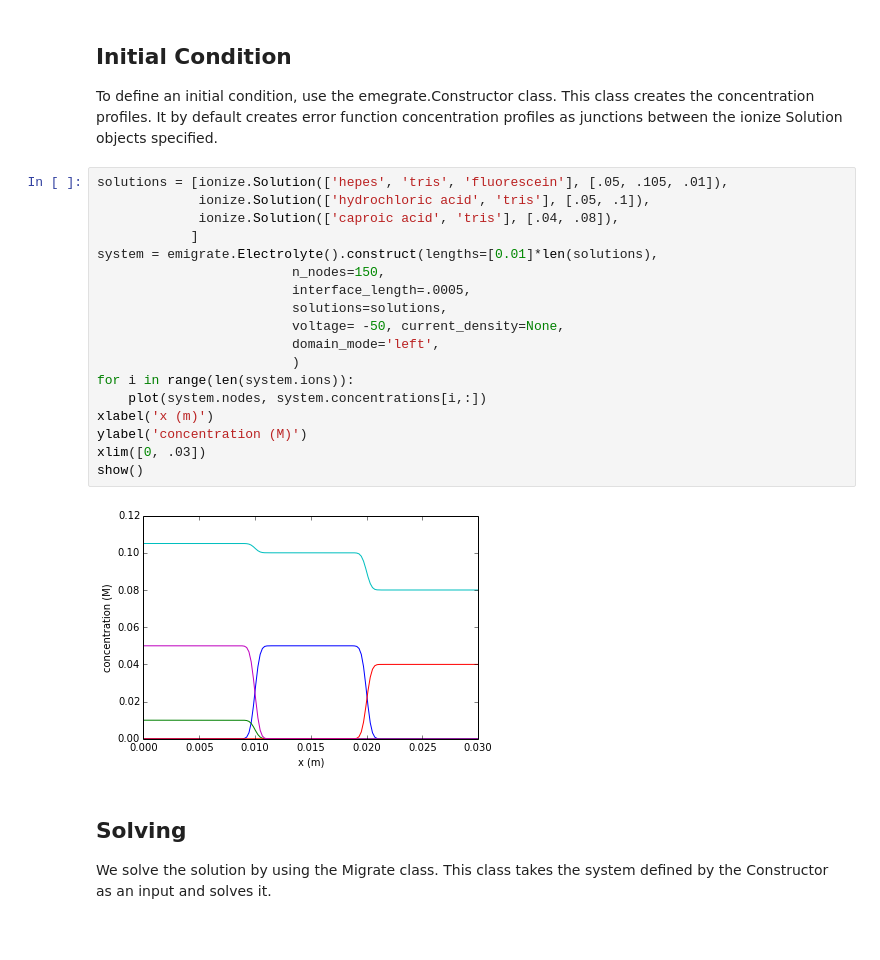
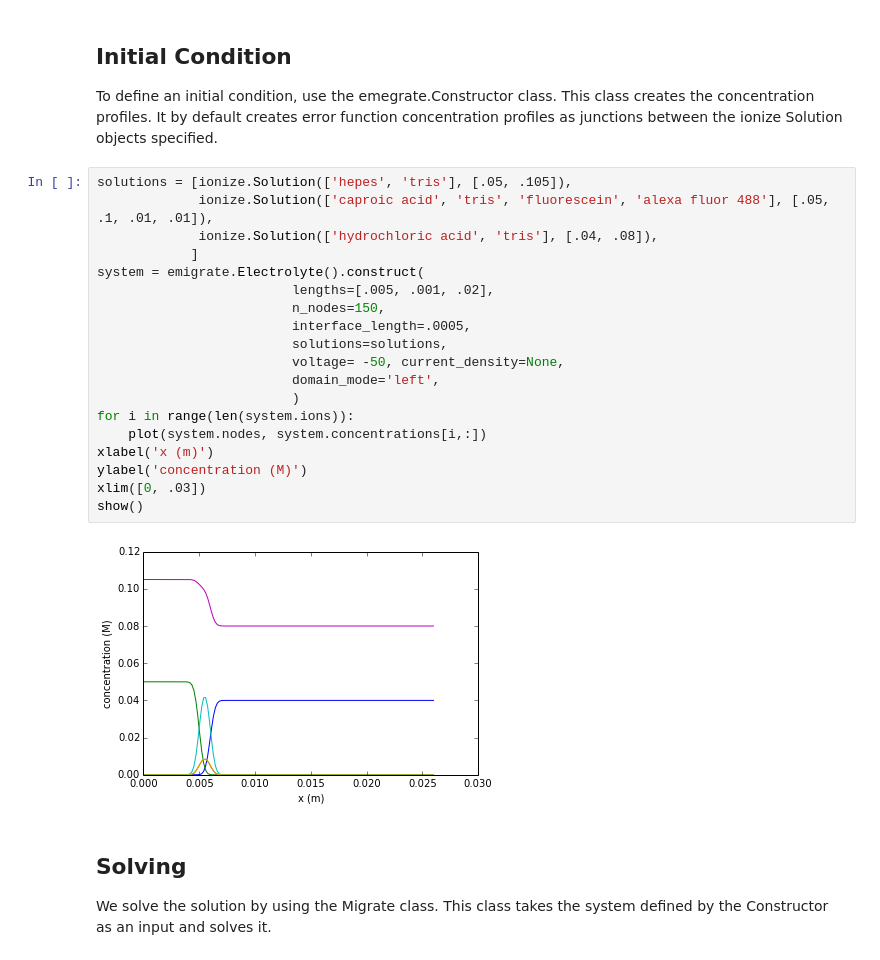
Before and after one commit to lewisamarshall/emigrate, a Jupyter notebook: Tutorial.ipynb, the cells around one changed output. Drawn from its saved outputs; the diff is of its cells as text.

Commit message:
Updated example plot.

```diff
--- a/Tutorial.ipynb
+++ b/Tutorial.ipynb
@@ -18,25 +18,26 @@ Initial Condition
 -----------------
 To define an initial condition, use the emegrate.Constructor class. This class creates the concentration profiles. It by default creates error function concentration profiles as junctions between the ionize Solution objects specified.
 # %%
-solutions = [ionize.Solution(['hepes', 'tris', 'fluorescein'], [.05, .105, .01]),
-             ionize.Solution(['hydrochloric acid', 'tris'], [.05, .1]),
-             ionize.Solution(['caproic acid', 'tris'], [.04, .08]),
+solutions = [ionize.Solution(['hepes', 'tris'], [.05, .105]),
+             ionize.Solution(['caproic acid', 'tris', 'fluorescein', 'alexa fluor 488'], [.05, .1, .01, .01]),
+             ionize.Solution(['hydrochloric acid', 'tris'], [.04, .08]),
             ]
-system = emigrate.Electrolyte().construct(lengths=[0.01]*len(solutions),
+system = emigrate.Electrolyte().construct(
+                         lengths=[.005, .001, .02],
                          n_nodes=150,
                          interface_length=.0005,
                          solutions=solutions,
                          voltage= -50, current_density=None,
                          domain_mode='left',
                          )
 for i in range(len(system.ions)):
     plot(system.nodes, system.concentrations[i,:])
 xlabel('x (m)')
 ylabel('concentration (M)')
 xlim([0, .03])
 show()
 # %% [output]
-[figure, old version]
+[figure, new version]
 # %% [markdown]
 Solving
 -------
```
Also changed, not shown: parts of 3 cells of this notebook.
